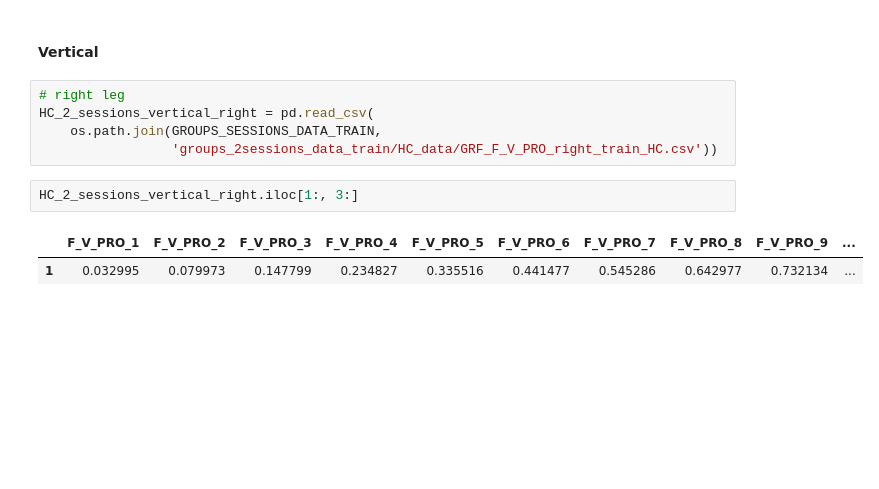
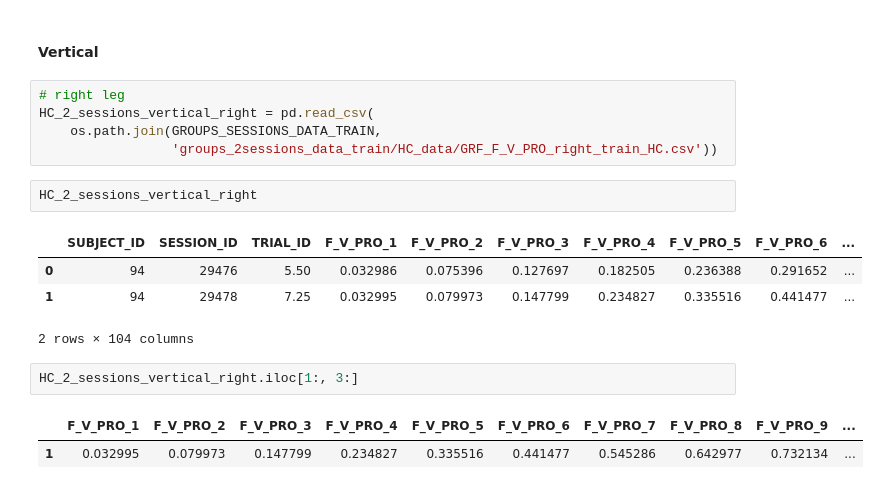
Before and after one commit to bernatsort/Therapy-Progress-Gait-Prediction, a Jupyter notebook: code.ipynb, the cells around one changed output. Drawn from its saved outputs; the diff is of its cells as text; blank space fills up the shorter version.

```diff
--- a/code.ipynb
+++ b/code.ipynb
@@ -1577,6 +1577,13 @@ GRF_COP_AP_PRO_left_train_HC_avgtrials
 HC_2_sessions_vertical_right = pd.read_csv(
     os.path.join(GROUPS_SESSIONS_DATA_TRAIN,
                  'groups_2sessions_data_train/HC_data/GRF_F_V_PRO_right_train_HC.csv'))
+# %%
+HC_2_sessions_vertical_right
+# %% [output]
+|  | SUBJECT_ID | SESSION_ID | TRIAL_ID | F_V_PRO_1 | F_V_PRO_2 | F_V_PRO_3 | F_V_PRO_4 | F_V_PRO_5 | F_V_PRO_6 | ... |
+| 0 | 94 | 29476 | 5.50 | 0.032986 | 0.075396 | 0.127697 | 0.182505 | 0.236388 | 0.291652 | ... |
+| 1 | 94 | 29478 | 7.25 | 0.032995 | 0.079973 | 0.147799 | 0.234827 | 0.335516 | 0.441477 | ... |
+2 rows × 104 columns
 # %%
 HC_2_sessions_vertical_right.iloc[1:, 3:]
 # %% [output]
```
Also changed, not shown: parts of 3 cells of this notebook.
